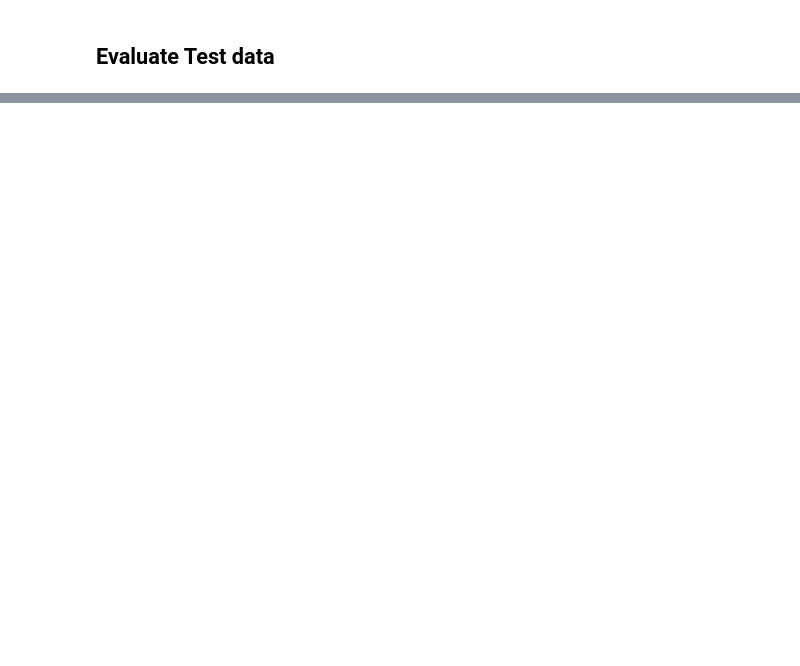
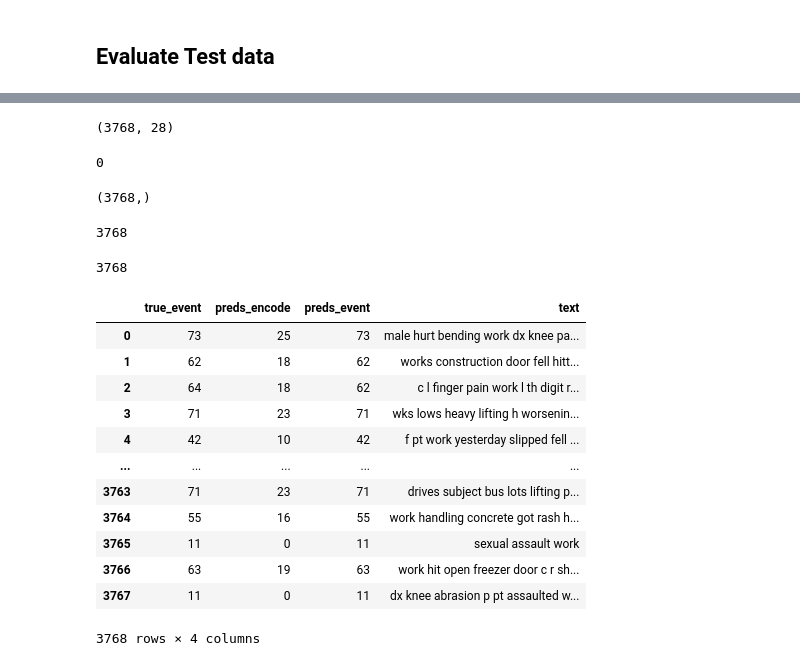
Before and after one commit to mayerantoine/injury-narrative-coding-transformers, a Jupyter notebook: 01-injury_narrative_classification_sagemaker.ipynb, the cells around one changed output, grey strips where cells are left out. Saved outputs shown, nothing was run; the diff lists cells and outputs as text; code cells hidden in the pictures; blank space fills up the shorter version.

```diff
--- a/01-injury_narrative_classification_sagemaker.ipynb
+++ b/01-injury_narrative_classification_sagemaker.ipynb
@@ -796,3 +817,45 @@ compute_metrics(results)
+# %%
+preds.shape
+# %% [output]
+(3768, 28)
+# %%
+predictions_encode.isna().sum()
+# %% [output]
+0
+# %%
+categories = encoder.classes_.tolist()
+predictions_event= predictions_encode.apply(lambda x:categories[x])
+predictions_event.shape
+# %% [output]
+(3768,)
+# %%
+print(len(predictions_event))
+len(x_test)
+# %% [output]
+3768
+3768
+# %%
+results = pd.DataFrame.from_dict({
+                       'text': x_test,
+                      'true_event':y_test,
+                      'preds_encode': predictions_encode,
+                      'preds_event':predictions_event})
+# %%
+results
+# %% [output]
+|  | true_event | preds_encode | preds_event | text |
+| 0 | 73 | 25 | 73 | male hurt bending work dx knee pa... |
+| 1 | 62 | 18 | 62 | works construction door fell hitt... |
+| 2 | 64 | 18 | 62 | c l finger pain work l th digit r... |
+| 3 | 71 | 23 | 71 | wks lows heavy lifting h worsenin... |
+| 4 | 42 | 10 | 42 | f pt work yesterday slipped fell ... |
+| ... | ... | ... | ... | ... |
+| 3763 | 71 | 23 | 71 | drives subject bus lots lifting p... |
+| 3764 | 55 | 16 | 55 | work handling concrete got rash h... |
+| 3765 | 11 | 0 | 11 | sexual assault work |
+| 3766 | 63 | 19 | 63 | work hit open freezer door c r sh... |
+| 3767 | 11 | 0 | 11 | dx knee abrasion p pt assaulted w... |
+3768 rows × 4 columns
 # %%
 %%time
 MAX_LEN = 45
```
Also changed, not shown: parts of 31 cells of this notebook, 3 other files.
